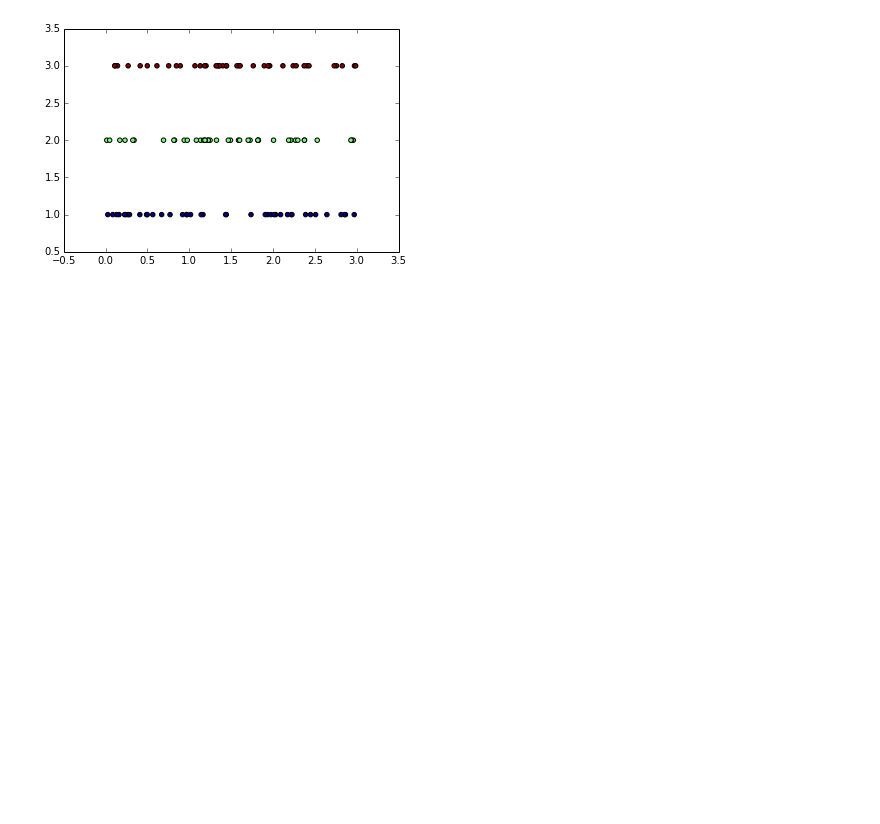
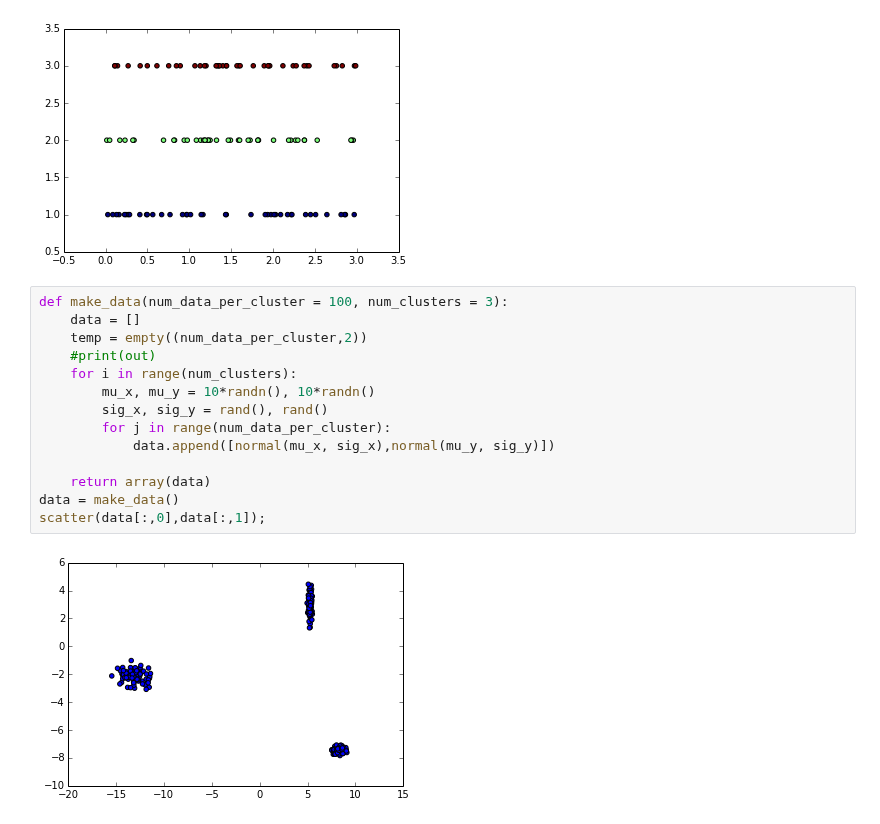
Before and after one commit to Chuphay/school, a Jupyter notebook: ML/Spectral.ipynb, the cells around one changed output. Cells and saved outputs as stored; diff of their text form; blank space fills up the shorter version.

Commit message:
kmeans clustering coming along

```diff
--- a/ML/Lin Alg.ipynb
+++ b/ML/Spectral.ipynb
@@ -321,3 +324,19 @@ pylab.scatter(vecs[:,0],vecs[:,1],c=colors)
 pylab.show()
 # %% [output]
 [figure]
+# %%
+def make_data(num_data_per_cluster = 100, num_clusters = 3):
+    data = []
+    temp = empty((num_data_per_cluster,2))
+    #print(out)
+    for i in range(num_clusters):
+        mu_x, mu_y = 10*randn(), 10*randn()
+        sig_x, sig_y = rand(), rand()
+        for j in range(num_data_per_cluster):
+            data.append([normal(mu_x, sig_x),normal(mu_y, sig_y)])
+
+    return array(data)
+data = make_data()
+scatter(data[:,0],data[:,1]);
+# %% [output]
+[figure, added]
```
Also changed, not shown: parts of 6 cells of this notebook.
